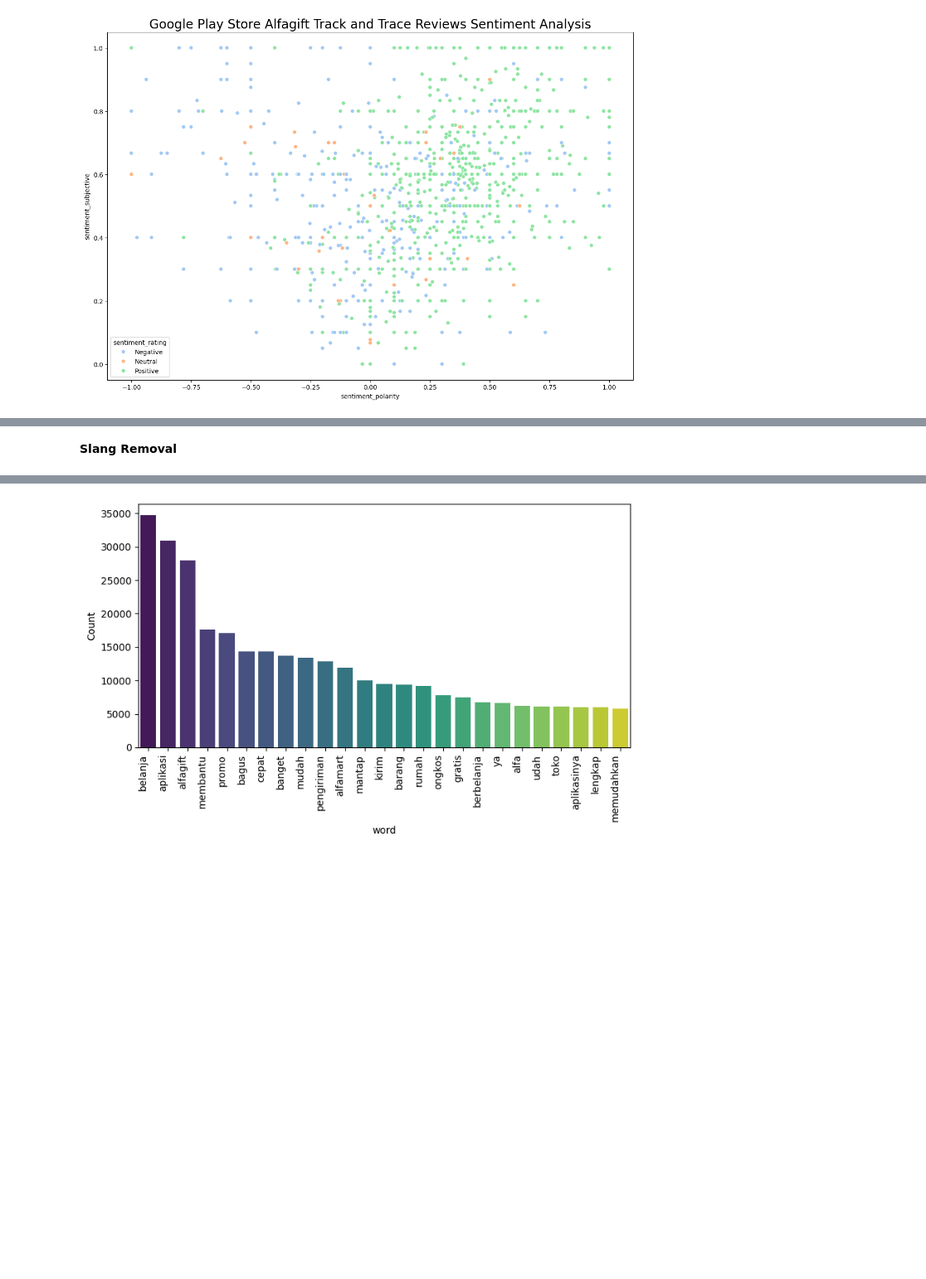
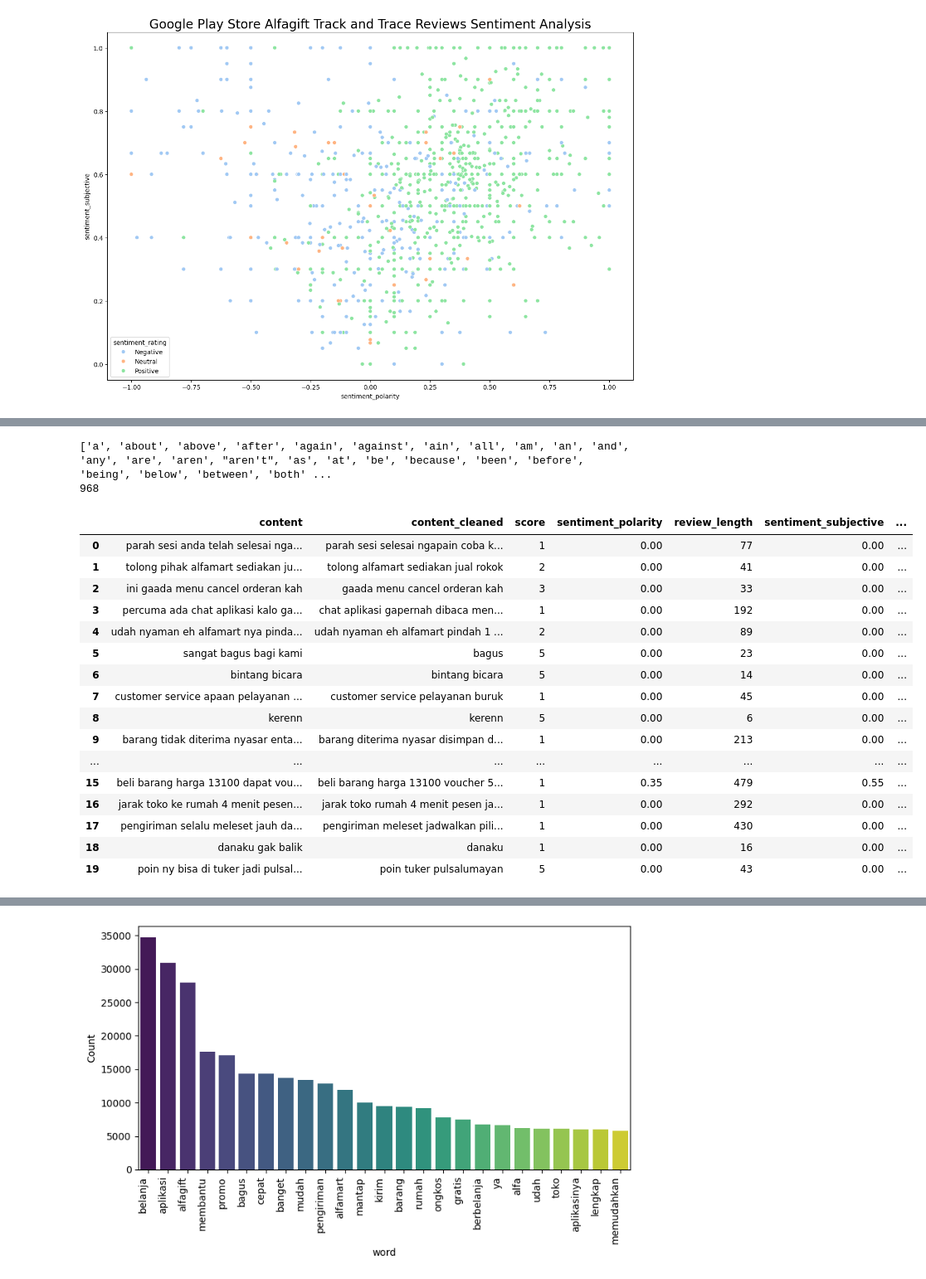
Before and after one commit to zakyalkhair/alfagift-sentiment-analysis, a Jupyter notebook: week 2&3/alfagift_preprocessing.ipynb, the cells around one changed output, grey strips where cells are left out. Shown at 83% size. Cells and saved outputs as stored; diff of their text form; code cells hidden in the pictures; blank space fills up the shorter version.

```diff
--- a/week 2&3/alfagift_preprocessing.ipynb
+++ b/week 2&3/alfagift_preprocessing.ipynb
@@ -151,4 +255,37 @@ plt.show()
+# %%
+try:
+    stopwords.words('indonesian')
+except LookupError:
+    nltk.download('stopwords')
+
+stop = stopwords.words('english') + ["someone","still","would","need", "gak", "ga", "yg", "aja", "nya", "gk" ,",", "."]
+stop.extend(stopwords.words('indonesian'))
+print(stop)
+print(len(stop))
+
+df_alfagiftrev['content_cleaned'] = df_alfagiftrev['content_cleaned'].apply(lambda x: ' '.join([word for word in x.split() if word not in (stop)]))
+# %% [output]
+['a', 'about', 'above', 'after', 'again', 'against', 'ain', 'all', 'am', 'an', 'and', 'any', 'are', 'aren', "aren't", 'as', 'at', 'be', 'because', 'been', 'before', 'being', 'below', 'between', 'both' ...
+968
 # %%
-df_alfagiftrev_stopwords = df_alfagiftrev.loc[:,["content","score","sentiment_polarity","review_length","sentiment_subjective","sentiment_rating","at"]]
+pd.set_option('display.max_colwidth', None)
+df_alfagiftrev_stopwords = df_alfagiftrev.loc[:,["content","content_cleaned","score","sentiment_polarity","review_length","sentiment_subjective","sentiment_rating","at"]]
+display(df_alfagiftrev_stopwords.head(20))
+# %% [output]
+|  | content | content_cleaned | score | sentiment_polarity | review_length | sentiment_subjective | ... |
+| 0 | parah sesi anda telah selesai nga... | parah sesi selesai ngapain coba k... | 1 | 0.00 | 77 | 0.00 | ... |
+| 1 | tolong pihak alfamart sediakan ju... | tolong alfamart sediakan jual rokok | 2 | 0.00 | 41 | 0.00 | ... |
+| 2 | ini gaada menu cancel orderan kah | gaada menu cancel orderan kah | 3 | 0.00 | 33 | 0.00 | ... |
+| 3 | percuma ada chat aplikasi kalo ga... | chat aplikasi gapernah dibaca men... | 1 | 0.00 | 192 | 0.00 | ... |
+| 4 | udah nyaman eh alfamart nya pinda... | udah nyaman eh alfamart pindah 1 ... | 2 | 0.00 | 89 | 0.00 | ... |
+| 5 | sangat bagus bagi kami | bagus | 5 | 0.00 | 23 | 0.00 | ... |
+| 6 | bintang bicara | bintang bicara | 5 | 0.00 | 14 | 0.00 | ... |
+| 7 | customer service apaan pelayanan ... | customer service pelayanan buruk | 1 | 0.00 | 45 | 0.00 | ... |
+| 8 | kerenn | kerenn | 5 | 0.00 | 6 | 0.00 | ... |
+| 9 | barang tidak diterima nyasar enta... | barang diterima nyasar disimpan d... | 1 | 0.00 | 213 | 0.00 | ... |
+| ... | ... | ... | ... | ... | ... | ... | ... |
+| 15 | beli barang harga 13100 dapat vou... | beli barang harga 13100 voucher 5... | 1 | 0.35 | 479 | 0.55 | ... |
+| 16 | jarak toko ke rumah 4 menit pesen... | jarak toko rumah 4 menit pesen ja... | 1 | 0.00 | 292 | 0.00 | ... |
+| 17 | pengiriman selalu meleset jauh da... | pengiriman meleset jadwalkan pili... | 1 | 0.00 | 430 | 0.00 | ... |
+| 18 | danaku gak balik | danaku | 1 | 0.00 | 16 | 0.00 | ... |
+| 19 | poin ny bisa di tuker jadi pulsal... | poin tuker pulsalumayan | 5 | 0.00 | 43 | 0.00 | ... |
-# %% [markdown]
-**Slang Removal**
```
Also changed, not shown: parts of 33 cells of this notebook.
